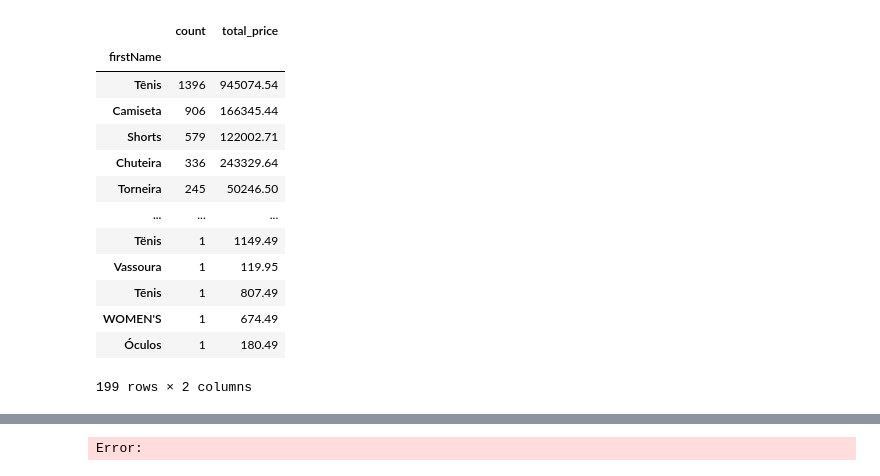
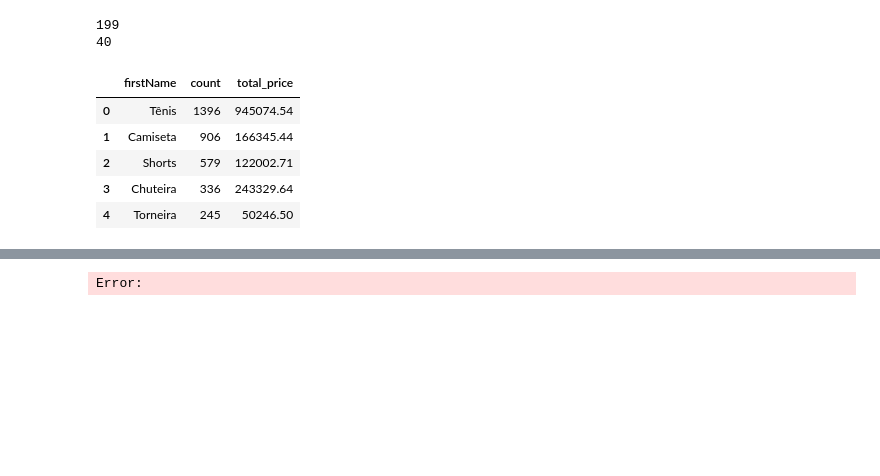
Before and after one commit to cezarbaque1/surprise-recomendacao, a Jupyter notebook: base_produtos.ipynb, the cells around one changed output, grey strips where cells are left out. Cells and saved outputs as stored; diff of their text form; code cells hidden in the pictures; blank space fills up the shorter version.

```diff
--- a/base_produtos.ipynb
+++ b/base_produtos.ipynb
@@ -54,20 +42,21 @@ df
 grouped_df = df.groupby('firstName').agg(
     count=('firstName', 'size'),
     total_price=('price', 'sum')
-).sort_values(by='count', ascending=False)
-grouped_df
+).sort_values(by='count', ascending=False).reset_index()
+print(len(grouped_df))
+
+df_filtrado = grouped_df[grouped_df['count'] > 10]
+
+print(len(df_filtrado))
 # %% [output]
-|  | count | total_price |
-| firstName |  |  |
-| Tênis | 1396 | 945074.54 |
-| Camiseta | 906 | 166345.44 |
-| Shorts | 579 | 122002.71 |
-| Chuteira | 336 | 243329.64 |
-| Torneira | 245 | 50246.50 |
-| ... | ... | ... |
-| Tënis | 1 | 1149.49 |
-| Vassoura | 1 | 119.95 |
-| Tẽnis | 1 | 807.49 |
-| WOMEN'S | 1 | 674.49 |
-| Óculos | 1 | 180.49 |
-199 rows × 2 columns
+199
+40
+# %%
+df_filtrado.head()
+# %% [output]
+|  | firstName | count | total_price |
+| 0 | Tênis | 1396 | 945074.54 |
+| 1 | Camiseta | 906 | 166345.44 |
+| 2 | Shorts | 579 | 122002.71 |
+| 3 | Chuteira | 336 | 243329.64 |
+| 4 | Torneira | 245 | 50246.50 |
```
Also changed, not shown: parts of 6 cells of this notebook, 3 other files.
